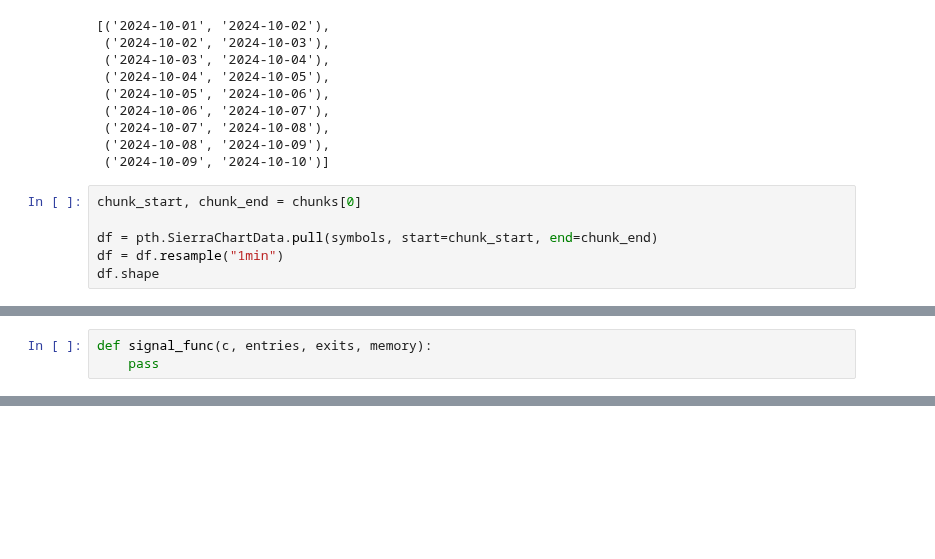
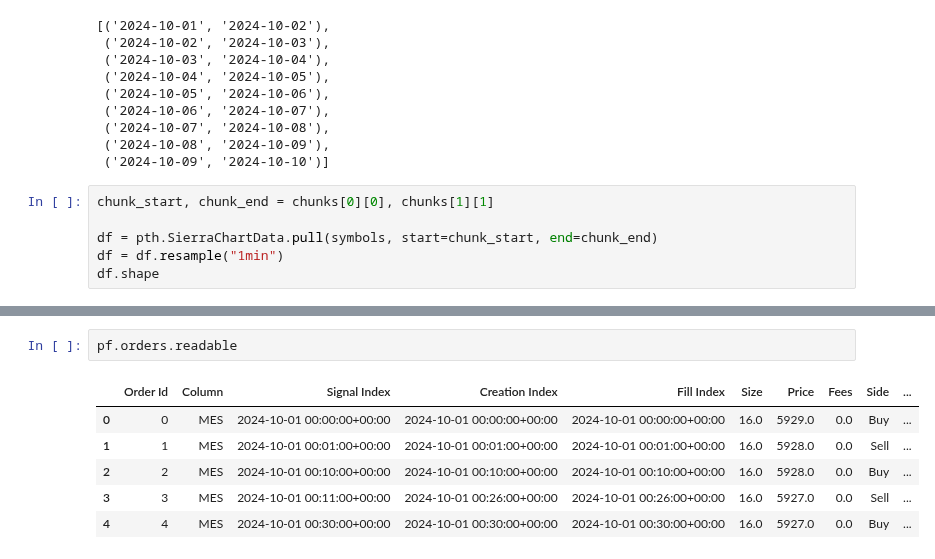
Before and after one commit to skalaydzhiyski/phitech-research, a Jupyter notebook: notebooks/vbtpro-pipeline-basic.ipynb, the cells around one changed output, grey strips where cells are left out. Drawn from its saved outputs; the diff is of its cells as text; blank space fills up the shorter version.

```diff
--- a/notebooks/vbtpro-pipeline-basic.ipynb
+++ b/notebooks/vbtpro-pipeline-basic.ipynb
@@ -62,7 +62,7 @@ chunks
  ('2024-10-08', '2024-10-09'),
  ('2024-10-09', '2024-10-10')]
 # %%
-chunk_start, chunk_end = chunks[0]
+chunk_start, chunk_end = chunks[0][0], chunks[1][1]
 
 df = pth.SierraChartData.pull(symbols, start=chunk_start, end=chunk_end)
 df = df.resample("1min")
@@ -79,3 +71,0 @@ __main__.Memory
-# %%
-def signal_func(c, entries, exits, memory):
-    pass
@@ -81,0 +142,9 @@ def signal_func(c, entries, exits, memory):
+# %%
+pf.orders.readable
+# %% [output]
+|  | Order Id | Column | Signal Index | Creation Index | Fill Index | Size | Price | Fees | Side | ... |
+| 0 | 0 | MES | 2024-10-01 00:00:00+00:00 | 2024-10-01 00:00:00+00:00 | 2024-10-01 00:00:00+00:00 | 16.0 | 5929.0 | 0.0 | Buy | ... |
+| 1 | 1 | MES | 2024-10-01 00:01:00+00:00 | 2024-10-01 00:01:00+00:00 | 2024-10-01 00:01:00+00:00 | 16.0 | 5928.0 | 0.0 | Sell | ... |
+| 2 | 2 | MES | 2024-10-01 00:10:00+00:00 | 2024-10-01 00:10:00+00:00 | 2024-10-01 00:10:00+00:00 | 16.0 | 5928.0 | 0.0 | Buy | ... |
+| 3 | 3 | MES | 2024-10-01 00:11:00+00:00 | 2024-10-01 00:26:00+00:00 | 2024-10-01 00:26:00+00:00 | 16.0 | 5927.0 | 0.0 | Sell | ... |
+| 4 | 4 | MES | 2024-10-01 00:30:00+00:00 | 2024-10-01 00:30:00+00:00 | 2024-10-01 00:30:00+00:00 | 16.0 | 5927.0 | 0.0 | Buy | ... |
```
Also changed, not shown: parts of 4 cells of this notebook, 1 other file.
